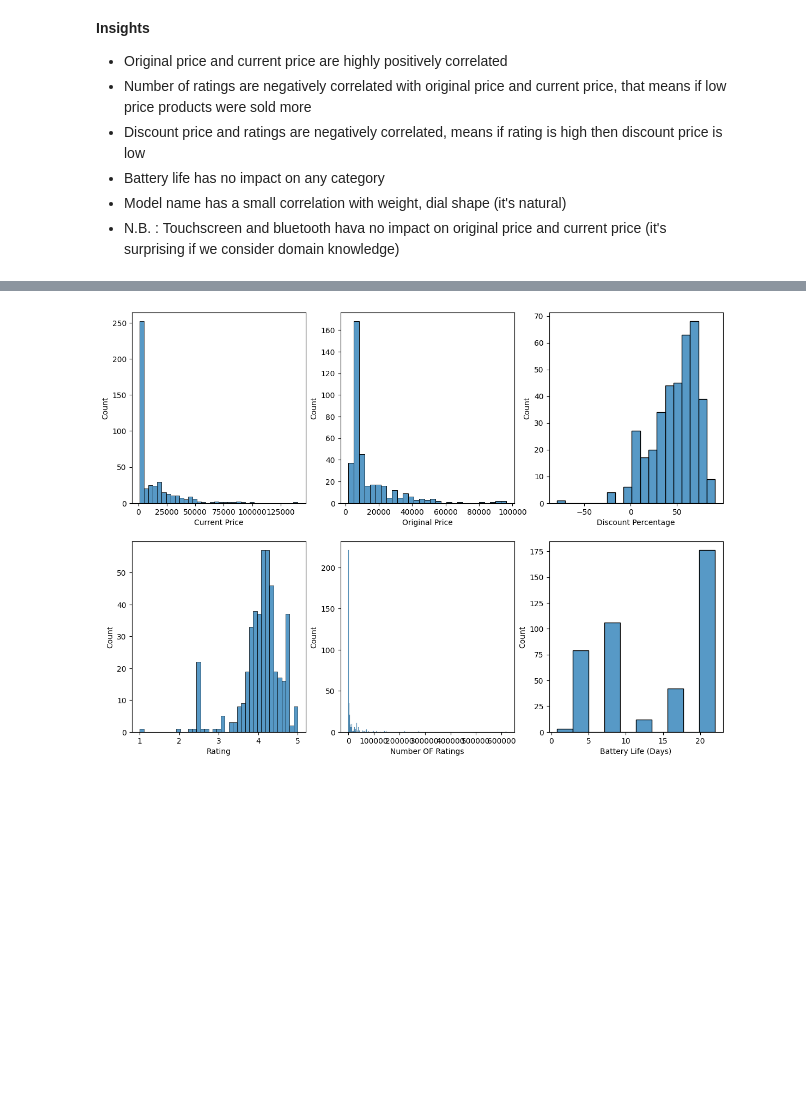
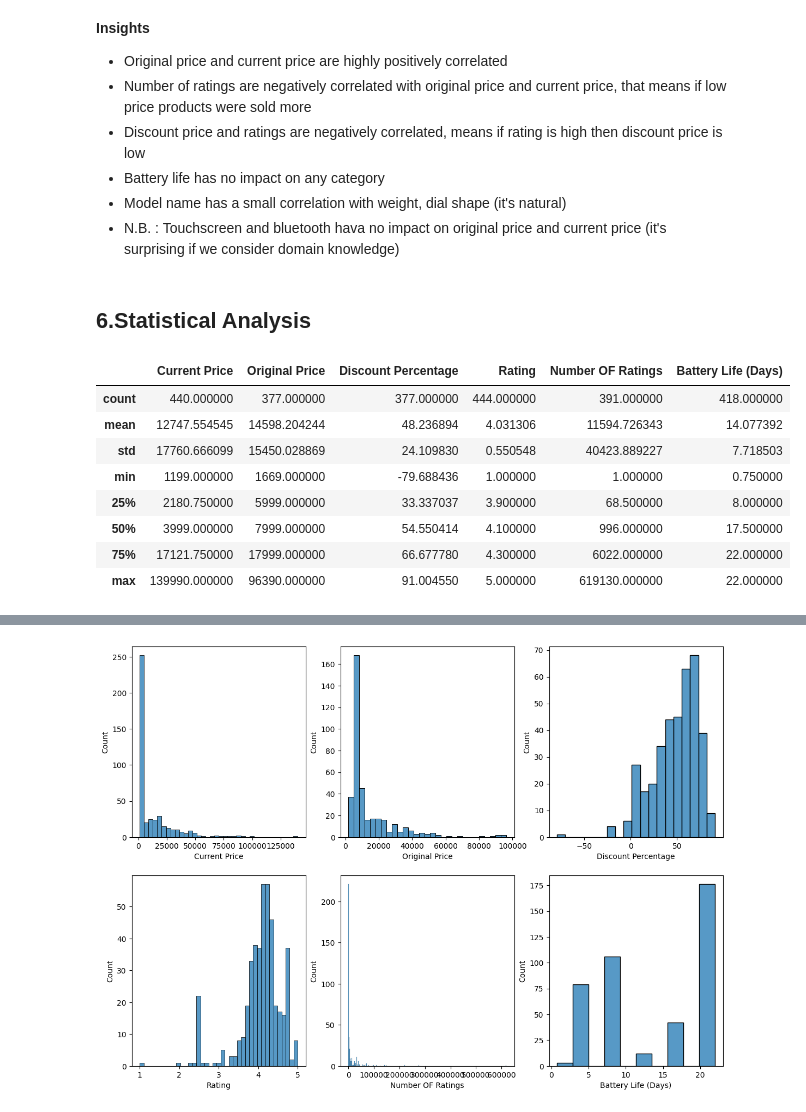
Before and after one commit to MuhaimenurRahmanTuaha/Linear_Regression_Project01, a Jupyter notebook: notebook/EDA.ipynb, the cells around one changed output, grey strips where cells are left out. Drawn from its saved outputs; the diff is of its cells as text; code cells hidden in the pictures; blank space fills up the shorter version.

```diff
--- a/notebook/EDA.ipynb
+++ b/notebook/EDA.ipynb
@@ -326,3 +345,17 @@ sns.heatmap(data.corr(),annot=True)
 * Battery life has no impact on any category
 * Model name has a small correlation with weight, dial shape (it's natural)
 * N.B. : Touchscreen and bluetooth hava no impact on original price and current price (it's surprising if we consider domain knowledge)
+# %% [markdown]
+## **6.Statistical Analysis**
+# %%
+df.describe()
+# %% [output]
+|  | Current Price | Original Price | Discount Percentage | Rating | Number OF Ratings | Battery Life (Days) |
+| count | 440.000000 | 377.000000 | 377.000000 | 444.000000 | 391.000000 | 418.000000 |
+| mean | 12747.554545 | 14598.204244 | 48.236894 | 4.031306 | 11594.726343 | 14.077392 |
+| std | 17760.666099 | 15450.028869 | 24.109830 | 0.550548 | 40423.889227 | 7.718503 |
+| min | 1199.000000 | 1669.000000 | -79.688436 | 1.000000 | 1.000000 | 0.750000 |
+| 25% | 2180.750000 | 5999.000000 | 33.337037 | 3.900000 | 68.500000 | 8.000000 |
+| 50% | 3999.000000 | 7999.000000 | 54.550414 | 4.100000 | 996.000000 | 17.500000 |
+| 75% | 17121.750000 | 17999.000000 | 66.677780 | 4.300000 | 6022.000000 | 22.000000 |
+| max | 139990.000000 | 96390.000000 | 91.004550 | 5.000000 | 619130.000000 | 22.000000 |
```
Also changed, not shown: parts of 49 cells of this notebook.
